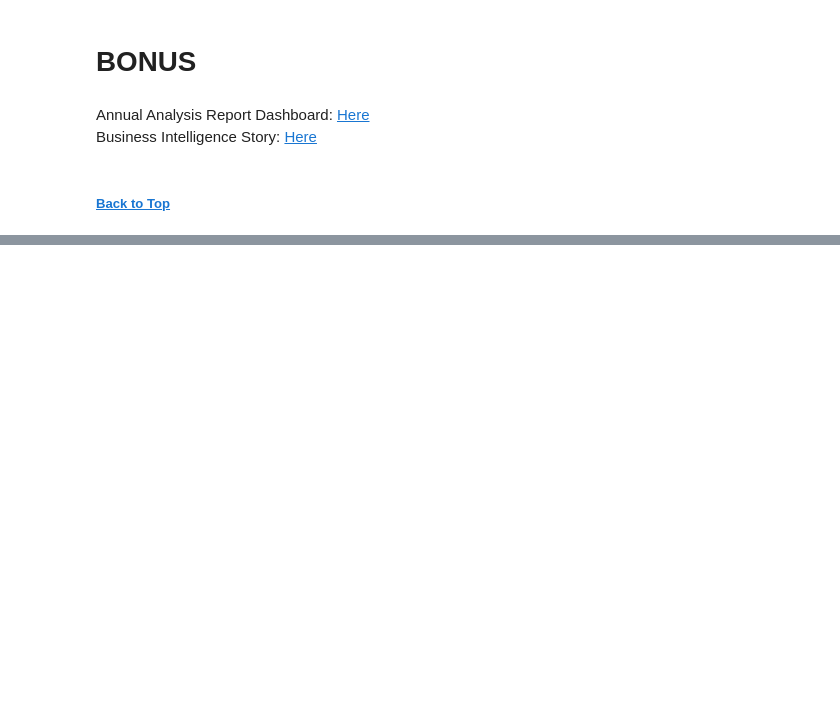
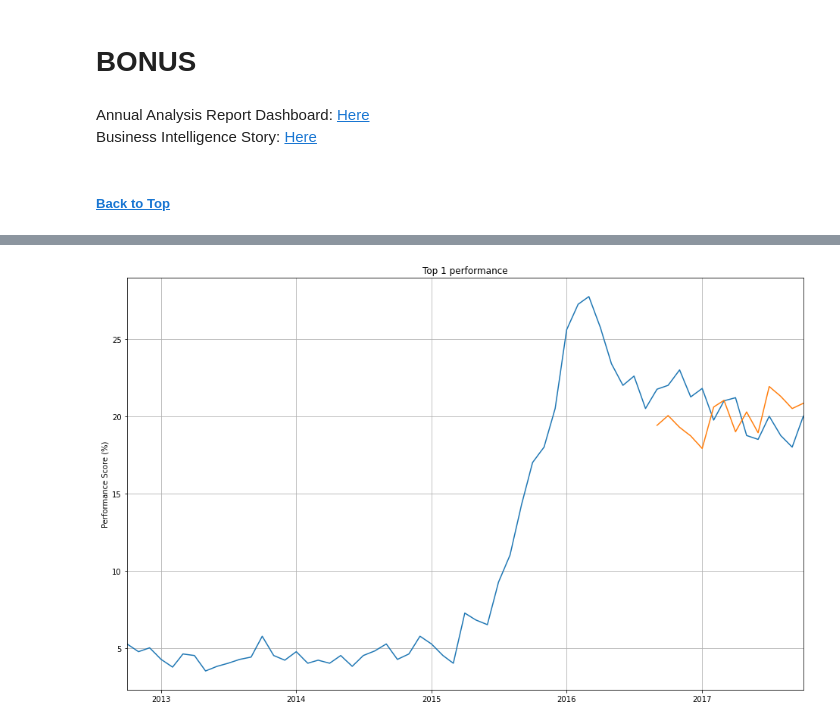
Before and after one commit to xevan1996/MarketSurveyOnClothesSales, a Jupyter notebook: Omnilytics Test.ipynb, the cells around one changed output, grey strips where cells are left out. Cells and saved outputs as stored; diff of their text form; code cells hidden in the pictures; blank space fills up the shorter version.

```diff
--- a/Omnilytics Test.ipynb
+++ b/Omnilytics Test.ipynb
@@ -1152,0 +1288,8 @@ Business Intelligence Story: [Here](https://public.tableau.com/app/profile/yapcl
+# %%
+torch.manual_seed(42)
+model = LSTMnetwork()
+
+criterion = nn.MSELoss()
+optimizer = torch.optim.Adam(model.parameters(), lr=0.001)
+
+model
@@ -1152,0 +1340,16 @@ Business Intelligence Story: [Here](https://public.tableau.com/app/profile/yapcl
+# %%
+future = 14
+
+preds = train_norm[-window_size:].tolist()
+
+model.eval()
+
+for i in range(future):
+
+    seq = torch.FloatTensor(preds[-window_size:])
+
+    with torch.no_grad():
+        model.hidden = (torch.zeros(1,1,model.hidden_size), torch.zeros(1,1,model.hidden_size))
+        preds.append(model(seq).item())
+# %%
+my_y_pred = scaler.inverse_transform(np.array(preds[window_size:]).reshape(-1, 1))
@@ -1152,0 +1391,13 @@ Business Intelligence Story: [Here](https://public.tableau.com/app/profile/yapcl
+# %%
+my_x = np.arange('2016-09-01', "2017-11-01", dtype = 'datetime64[M]').astype('datetime64[D]')
+# %%
+plt.figure(figsize=(16,10))
+plt.plot(dst_t_m['Date'], dst_t_m['top 1'])
+plt.plot(my_x,my_y_pred)
+plt.title('Top 1 performance')
+plt.ylabel('Performance Score (%)')
+plt.autoscale(axis='x',tight=True)
+plt.grid(True)
+plt.show()
+# %% [output]
+[figure, added]
```
Also changed, not shown: parts of 27 cells of this notebook.
